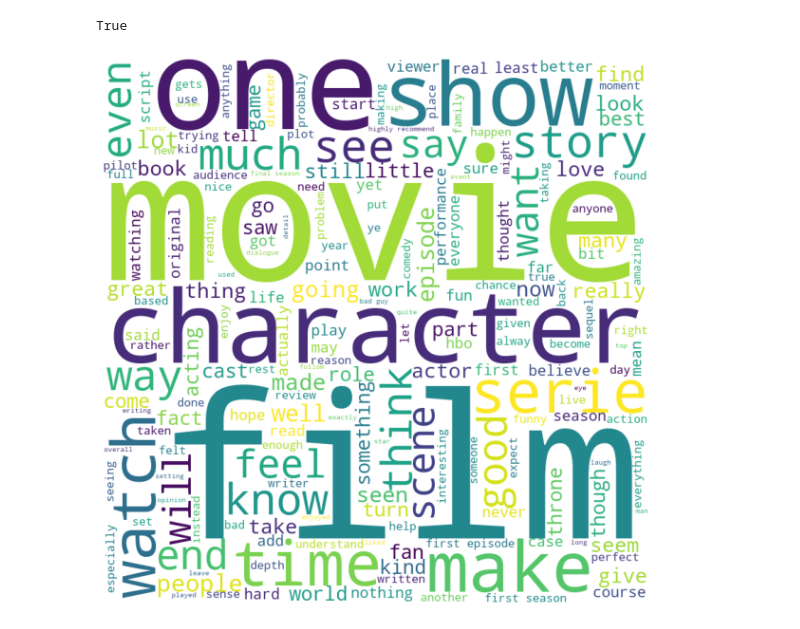
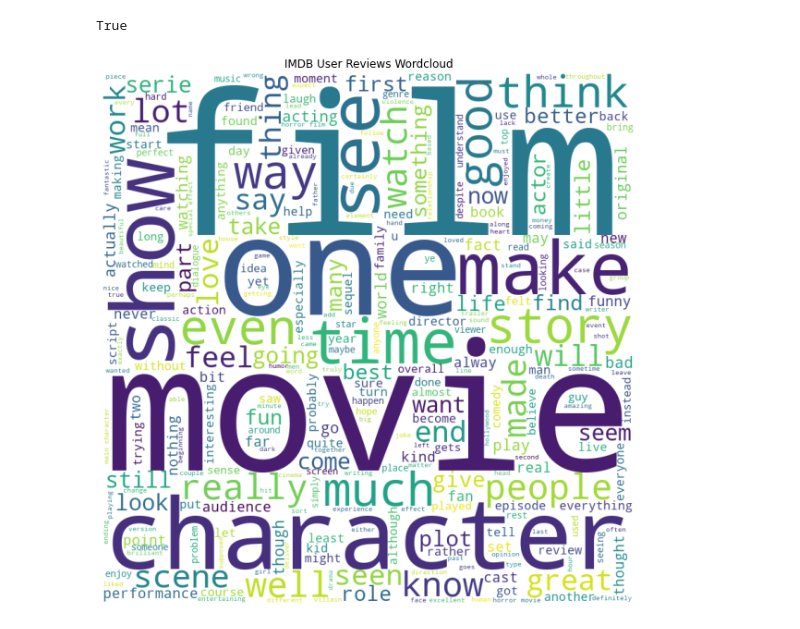
Before and after one commit to williampryor/IMDB_Machine_Learning_Sentiment_Analysis, a Jupyter notebook: wordclouds.ipynb, the cells around one changed output. Saved outputs shown, nothing was run; the diff lists cells and outputs as text; code cells hidden in the pictures.

```diff
--- a/wordclouds.ipynb
+++ b/wordclouds.ipynb
@@ -64,34 +64,39 @@ stopwords = set(STOPWORDS)
 from wordcloud import WordCloud, STOPWORDS
 import matplotlib.pyplot as plt
 import pandas as pd
+comment_words = ''
 
 # iterate through the csv file
 for val in df.rating_text:
 
     # typecaste each val to string
     val = str(val)
 
     # split the value
     tokens = val.split()
 
     # Converts each token into lowercase
     for i in range(len(tokens)):
         tokens[i] = tokens[i].lower()
 
     comment_words += " ".join(tokens)+" "
 
+
+
 wordcloud = WordCloud(width = 800, height = 800,
                 background_color ='white',
                 stopwords = stopwords,
+                max_words=1000,
                 min_font_size = 10).generate(comment_words)
 
 # plot the WordCloud image
 plt.figure(figsize = (8, 8), facecolor = None)
 plt.imshow(wordcloud)
 plt.axis("off")
 plt.tight_layout(pad = 0)
+plt.title("IMDB User Reviews Wordcloud")
 
 plt.show()
 # %% [output]
-[figure, old version]
+[figure, new version]
 # %%
```
Also changed, not shown: parts of 7 cells of this notebook, 12 other files.
